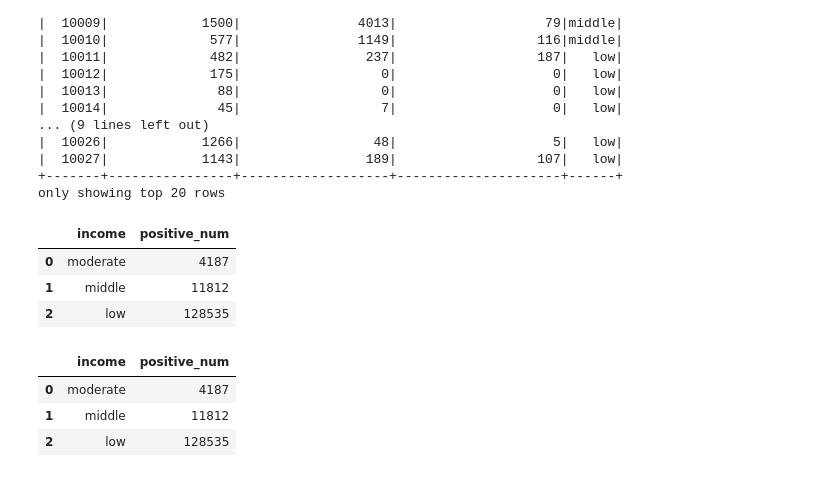
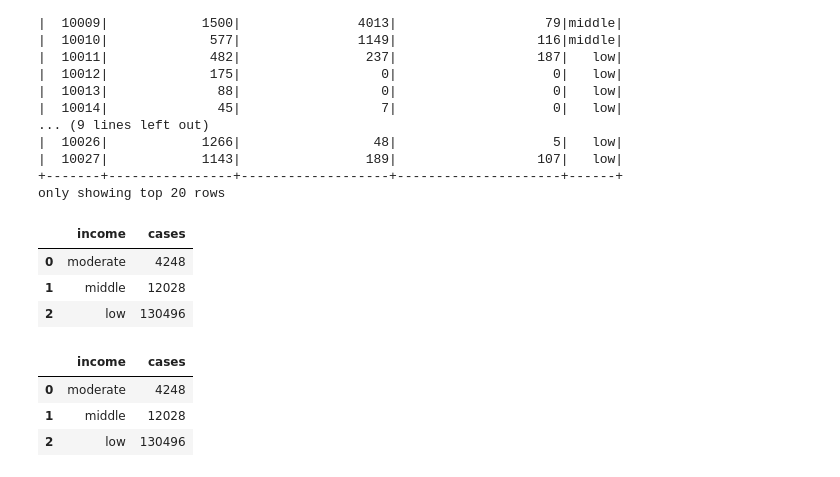
Before and after one commit to ArcZz/Nyc_Cov19_project, a Jupyter notebook: income_positive_table.ipynb, the cells around one changed output. Saved outputs shown, nothing was run; the diff lists cells and outputs as text; code cells hidden in the pictures.

```diff
--- a/income_positive_table.ipynb
+++ b/income_positive_table.ipynb
@@ -147,26 +147,26 @@ only showing top 20 rows
 # %%
 zipcode_df.createOrReplaceTempView("zipcode_df")
 income_df.createOrReplaceTempView("income_df")
 
 # join two table on zipcode.
 join_df = spark.sql("SELECT * FROM zipcode_df NATURAL JOIN income_df")
 join_df.createOrReplaceTempView("join_df")
 
 # sum positive number for three groups: low, middle and moderate.
-final_df = spark.sql("SELECT income, sum(Positive) as positive_num FROM join_df GROUP BY income ORDER BY positive_num")
+final_df = spark.sql("SELECT income, sum(Positive) as cases FROM join_df GROUP BY income ORDER BY cases")
 data = final_df.toPandas()
 data.head(10)
 # %% [output]
-|  | income | positive_num |
-| 0 | moderate | 4187 |
-| 1 | middle | 11812 |
-| 2 | low | 128535 |
+|  | income | cases |
+| 0 | moderate | 4248 |
+| 1 | middle | 12028 |
+| 2 | low | 130496 |
 # %%
 import seaborn as sns
 cm = sns.light_palette("#ff7000", as_cmap = True)
 data.style.background_gradient(cmap = cm)
 # %% [output]
-|  | income | positive_num |
-| 0 | moderate | 4187 |
-| 1 | middle | 11812 |
-| 2 | low | 128535 |
+|  | income | cases |
+| 0 | moderate | 4248 |
+| 1 | middle | 12028 |
+| 2 | low | 130496 |
```
Also changed, not shown: parts of 1 cell of this notebook, 1 other file.
